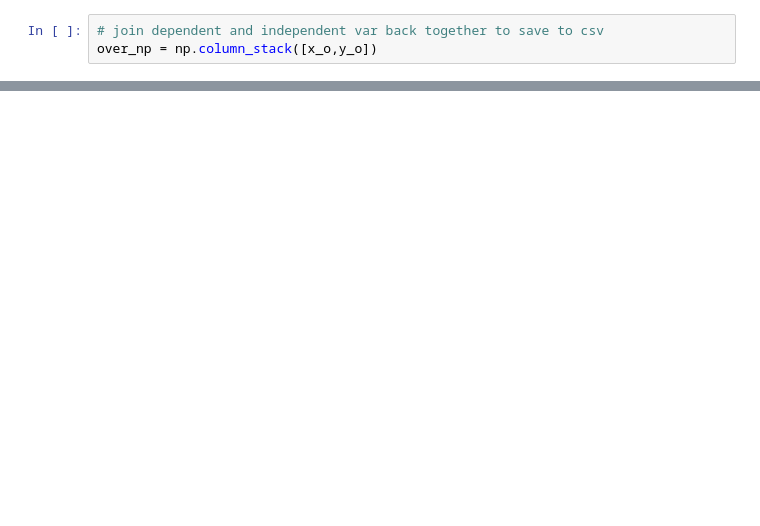
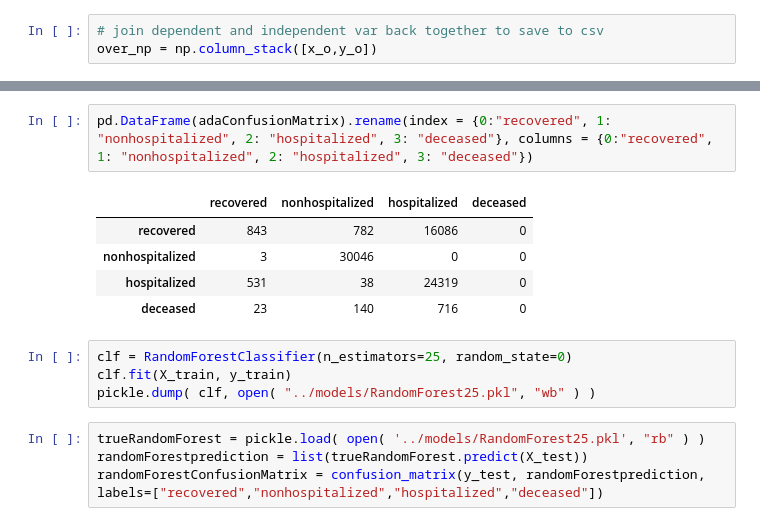
Before and after one commit to DjOlaiya/DoR459_Proj, a Jupyter notebook: Milestone_3.ipynb, the cells around one changed output, grey strips where cells are left out. Saved outputs shown, nothing was run; the diff lists cells and outputs as text; blank space fills up the shorter version.

```diff
--- a/Milestone_3.ipynb
+++ b/Milestone_3.ipynb
@@ -258,0 +349,16 @@ randomForestConfusionMatrix = confusion_matrix(y_test, randomForestprediction, l
+# %%
+pd.DataFrame(adaConfusionMatrix).rename(index = {0:"recovered", 1: "nonhospitalized", 2: "hospitalized", 3: "deceased"}, columns = {0:"recovered", 1: "nonhospitalized", 2: "hospitalized", 3: "deceased"})
+# %% [output]
+|  | recovered | nonhospitalized | hospitalized | deceased |
+| recovered | 843 | 782 | 16086 | 0 |
+| nonhospitalized | 3 | 30046 | 0 | 0 |
+| hospitalized | 531 | 38 | 24319 | 0 |
+| deceased | 23 | 140 | 716 | 0 |
+# %%
+clf = RandomForestClassifier(n_estimators=25, random_state=0)
+clf.fit(X_train, y_train)
+pickle.dump( clf, open( "../models/RandomForest25.pkl", "wb" ) )
+# %%
+trueRandomForest = pickle.load( open( '../models/RandomForest25.pkl', "rb" ) )
+randomForestprediction = list(trueRandomForest.predict(X_test))
+randomForestConfusionMatrix = confusion_matrix(y_test, randomForestprediction, labels=["recovered","nonhospitalized","hospitalized","deceased"])
```
Also changed, not shown: parts of 62 cells of this notebook.
